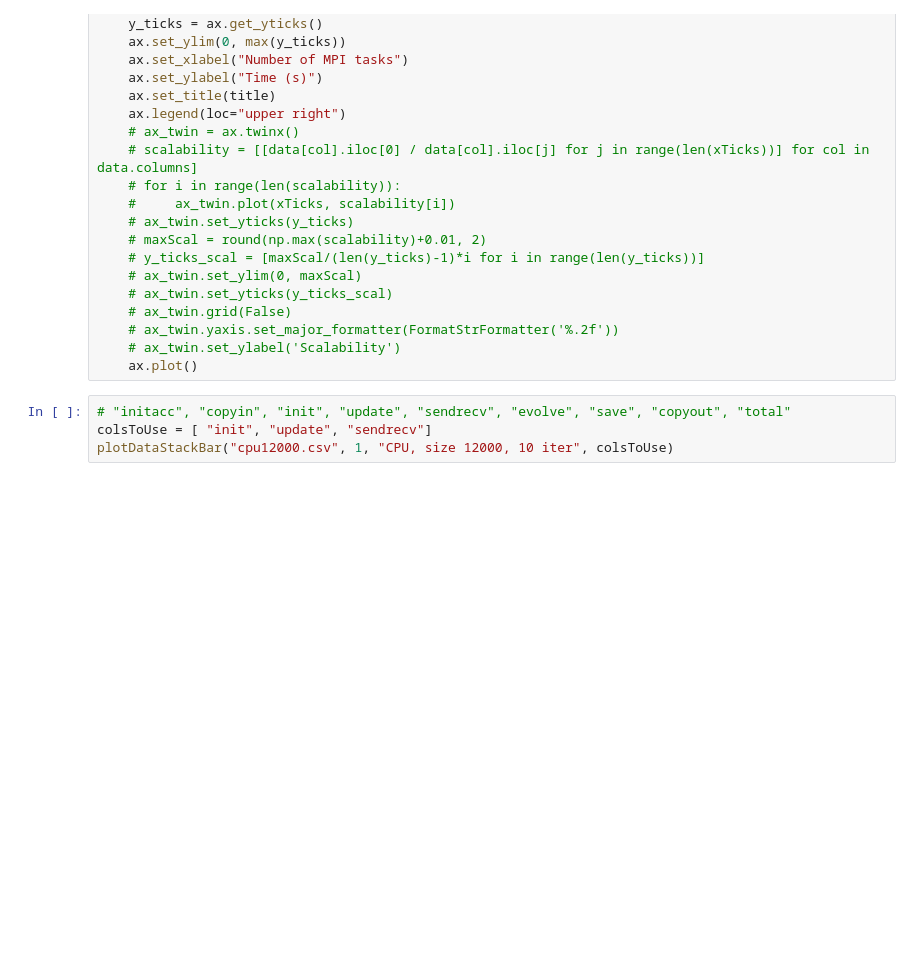
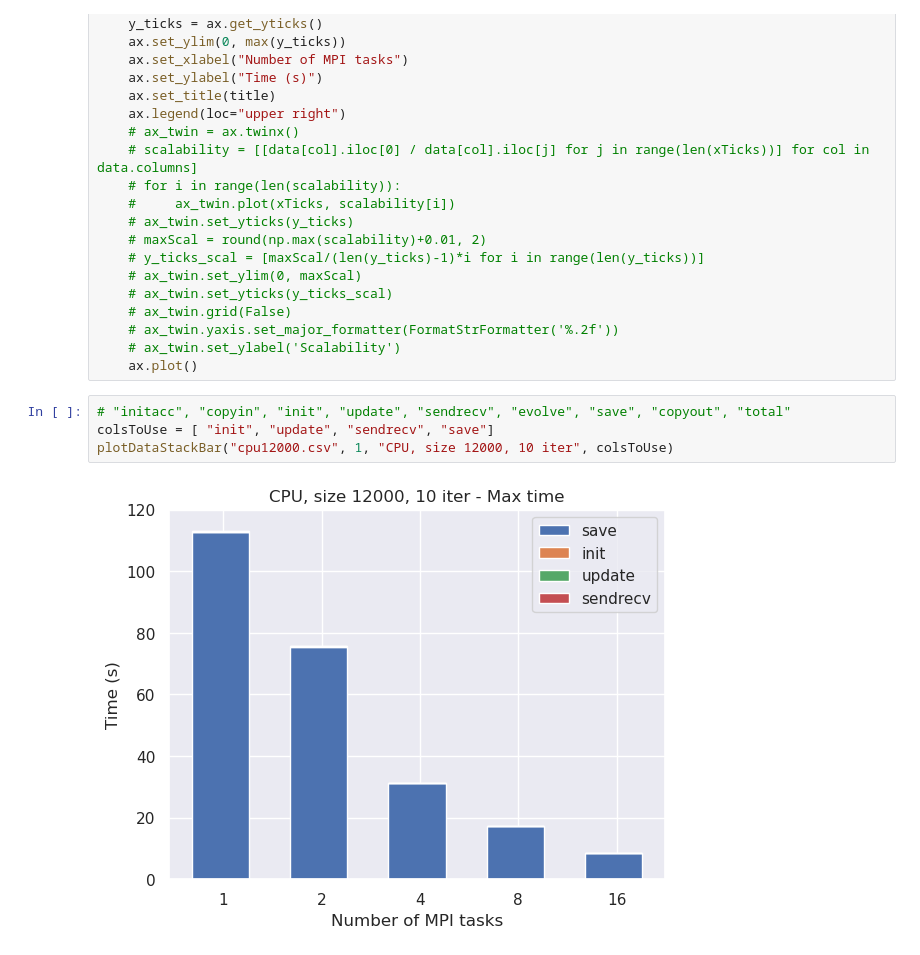
Before and after one commit to DavideRossi1/AdvancedHPC-Project, a Jupyter notebook: Jacobi/data/plots.ipynb, the cells around one changed output. Saved outputs shown, nothing was run; the diff lists cells and outputs as text; blank space fills up the shorter version.

```diff
--- a/Jacobi/data/plots.ipynb
+++ b/Jacobi/data/plots.ipynb
@@ -52,8 +52,10 @@ def buildAx(title, ax, data):
     ax.plot()
 # %%
 # "initacc", "copyin", "init", "update", "sendrecv", "evolve", "save", "copyout", "total"
-colsToUse = [ "init", "update", "sendrecv"]
+colsToUse = [ "init", "update", "sendrecv", "save"]
 plotDataStackBar("cpu12000.csv", 1, "CPU, size 12000, 10 iter", colsToUse)
+# %% [output]
+[figure, added]
 # %%
 def read_data(files, cols_to_use):
     data_frames = []
```
Also changed, not shown: parts of 1 cell of this notebook, 41 other files.
